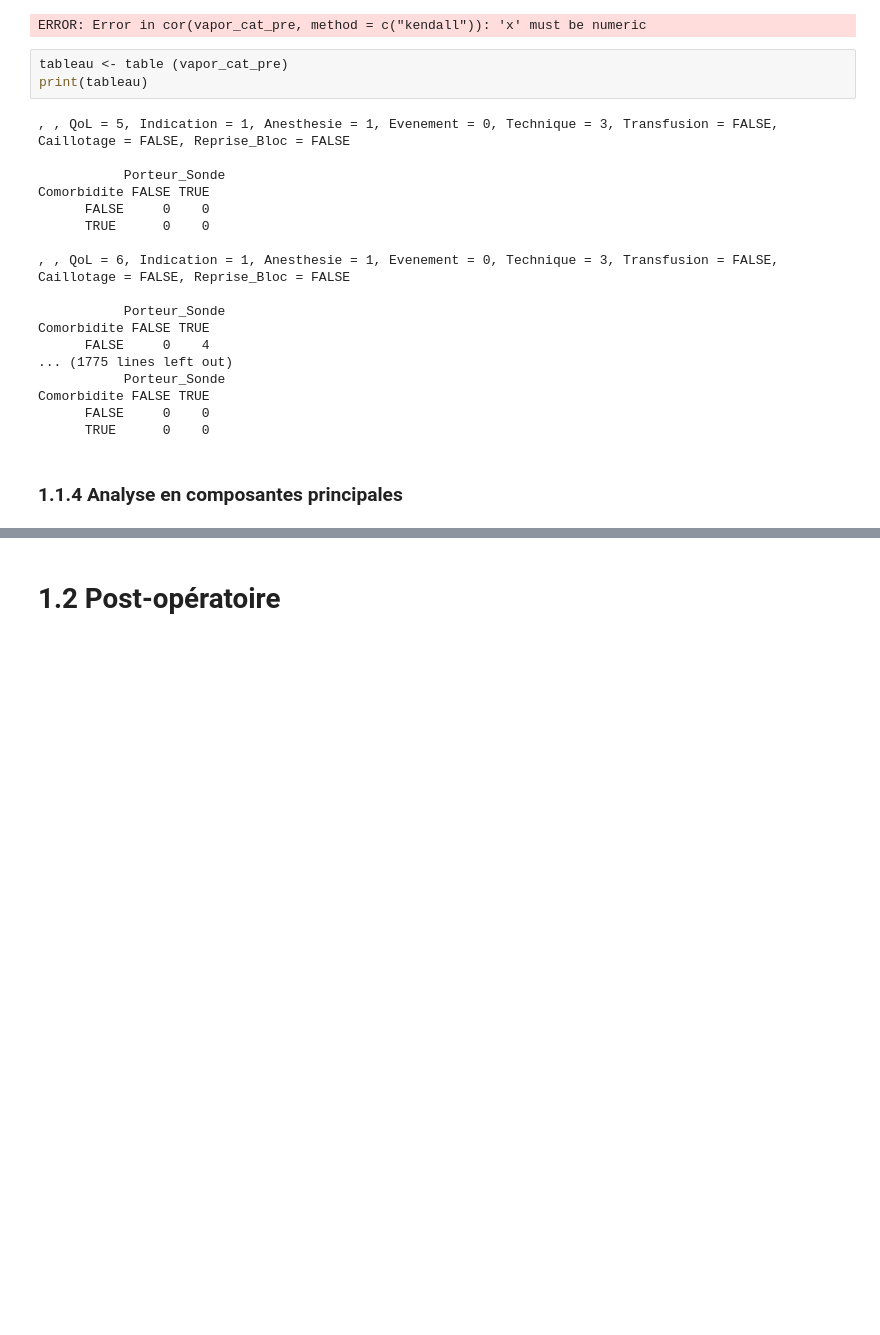
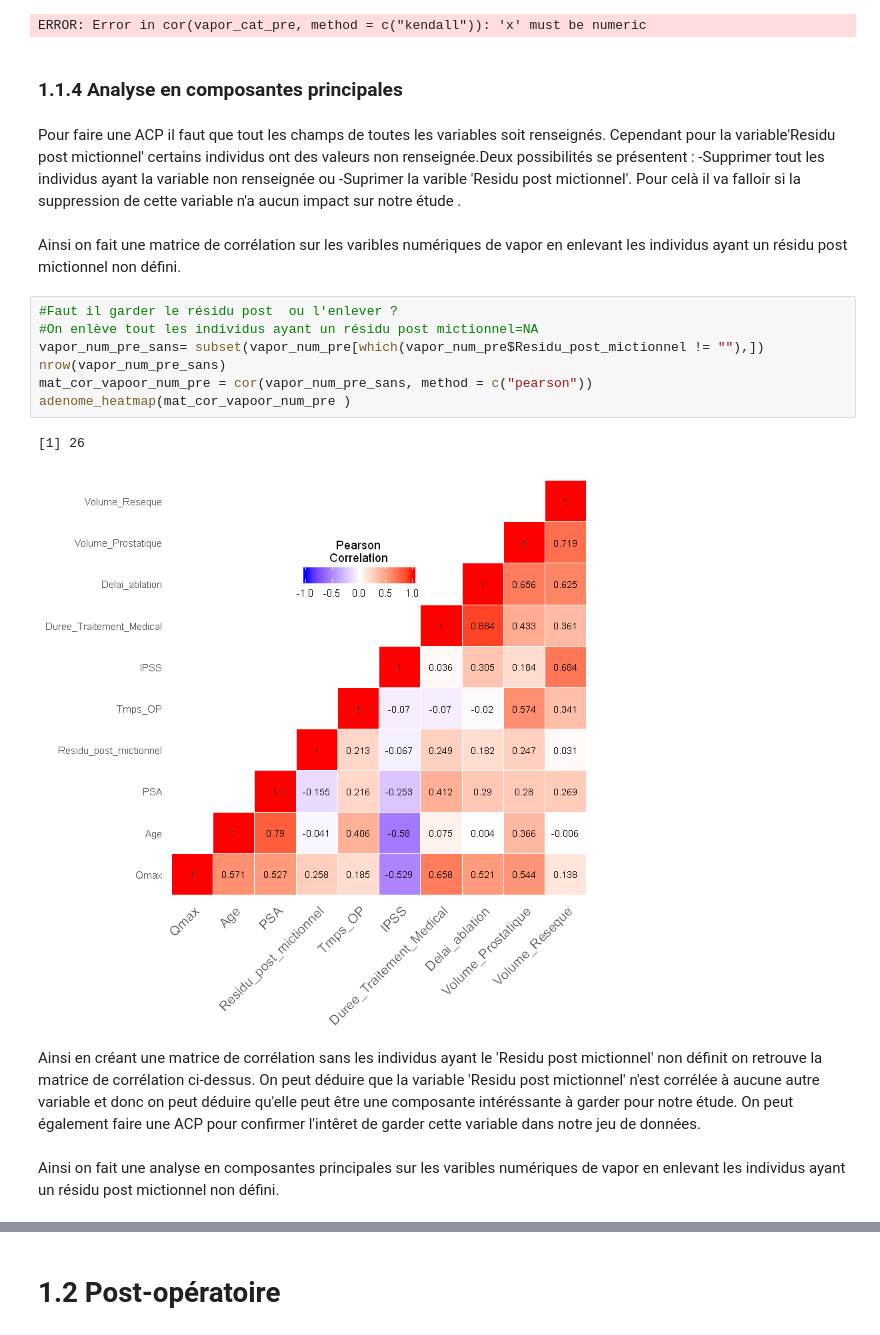
Before and after one commit to BigFab/TP_Adenome, a Jupyter notebook: vapor.ipynb, the cells around one changed output, grey strips where cells are left out. Saved outputs shown, nothing was run; the diff lists cells and outputs as text; blank space fills up the shorter version.

```diff
--- a/vapor.ipynb
+++ b/vapor.ipynb
@@ -258,27 +260,28 @@ Le coefficient de corrélation de Kendall est basé sur les rangs.
 mat_cor_vapor_cat_pre = cor(vapor_cat_pre, method = c("kendall"))
 # %% [output]
 ERROR: Error in cor(vapor_cat_pre, method = c("kendall")): 'x' must be numeric
-# %%
-tableau <- table (vapor_cat_pre)
-print(tableau)
-# %% [output]
-, , QoL = 5, Indication = 1, Anesthesie = 1, Evenement = 0, Technique = 3, Transfusion = FALSE, Caillotage = FALSE, Reprise_Bloc = FALSE
-
-           Porteur_Sonde
-Comorbidite FALSE TRUE
-      FALSE     0    0
-      TRUE      0    0
-
-, , QoL = 6, Indication = 1, Anesthesie = 1, Evenement = 0, Technique = 3, Transfusion = FALSE, Caillotage = FALSE, Reprise_Bloc = FALSE
-
-           Porteur_Sonde
-Comorbidite FALSE TRUE
-      FALSE     0    4
-... (1775 lines left out)
-           Porteur_Sonde
-Comorbidite FALSE TRUE
-      FALSE     0    0
-      TRUE      0    0
 # %% [markdown]
 ### 1.1.4 Analyse en composantes principales
+# %% [markdown]
+Pour faire une ACP il faut que tout les champs de toutes les variables soit renseignés. Cependant pour la variable'Residu post mictionnel' certains individus ont des valeurs non renseignée.Deux possibilités se présentent :
+-Supprimer tout les individus ayant la variable non renseignée
+ou
+-Suprimer la varible 'Residu post mictionnel'.
+Pour celà il va falloir si la suppression de cette variable n'a aucun impact sur notre étude .
+# %% [markdown]
+Ainsi on fait une matrice de corrélation sur les varibles numériques de vapor en enlevant les individus ayant un résidu post mictionnel non défini.
+# %%
+#Faut il garder le résidu post  ou l'enlever ?
+#On enlève tout les individus ayant un résidu post mictionnel=NA
+vapor_num_pre_sans= subset(vapor_num_pre[which(vapor_num_pre$Residu_post_mictionnel != ""),])
+nrow(vapor_num_pre_sans)
+mat_cor_vapoor_num_pre = cor(vapor_num_pre_sans, method = c("pearson"))
+adenome_heatmap(mat_cor_vapoor_num_pre )
+# %% [output]
+[1] 26
+[figure, added]
+# %% [markdown]
+Ainsi en créant une matrice de corrélation sans les individus ayant  le 'Residu post mictionnel' non définit on retrouve la matrice de corrélation ci-dessus. On peut déduire que la variable 'Residu post mictionnel' n'est corrélée à aucune autre variable et donc on peut déduire qu'elle peut être une composante intéréssante à garder pour notre étude. On peut également faire une ACP pour confirmer l'intêret de garder cette variable dans notre jeu de données.
+# %% [markdown]
+Ainsi on fait une analyse en composantes principales sur les varibles numériques de vapor en enlevant les individus ayant un résidu post mictionnel non défini.
 # %%
```
Also changed, not shown: parts of 37 cells of this notebook, 2 other files.
